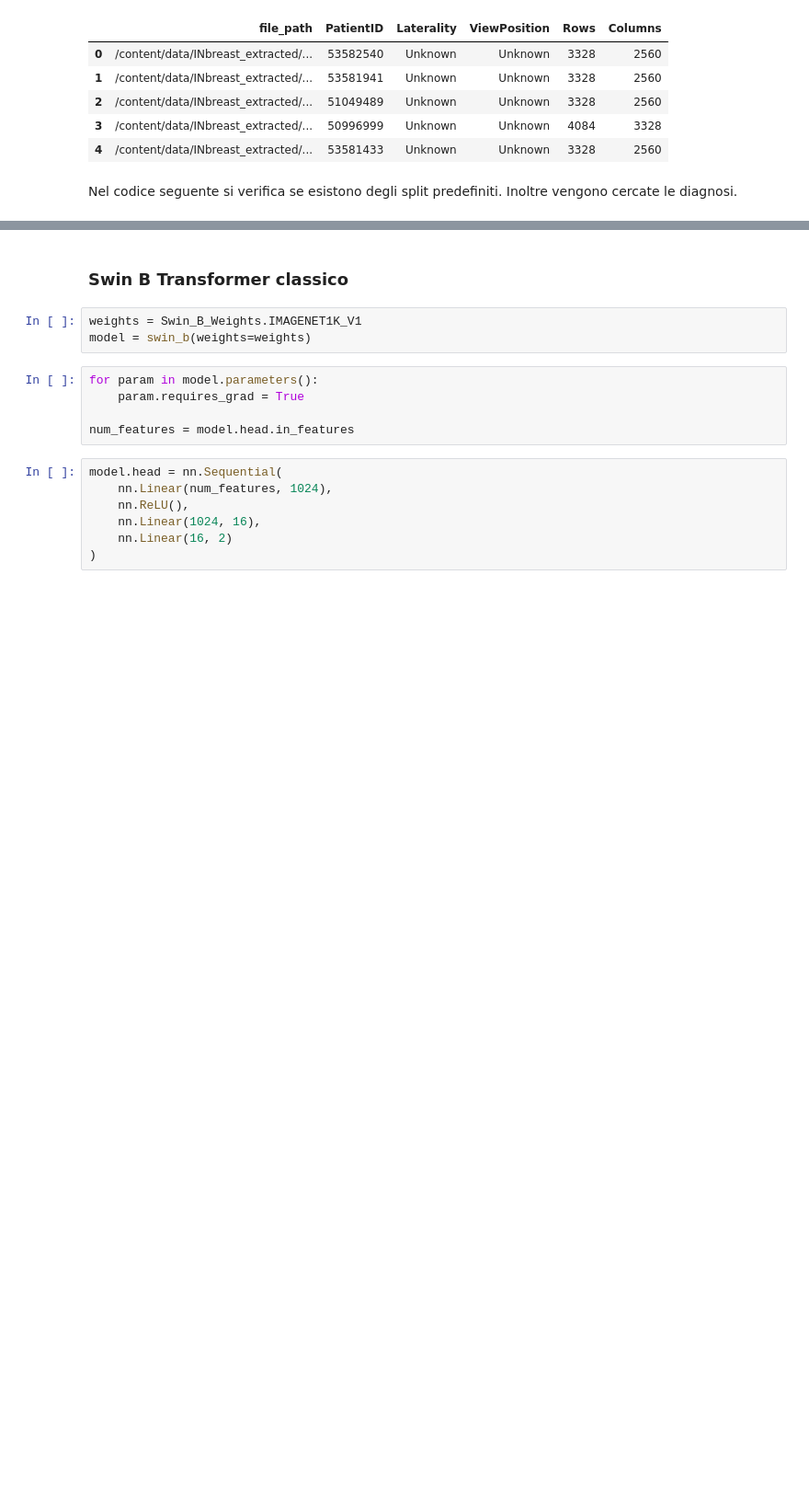
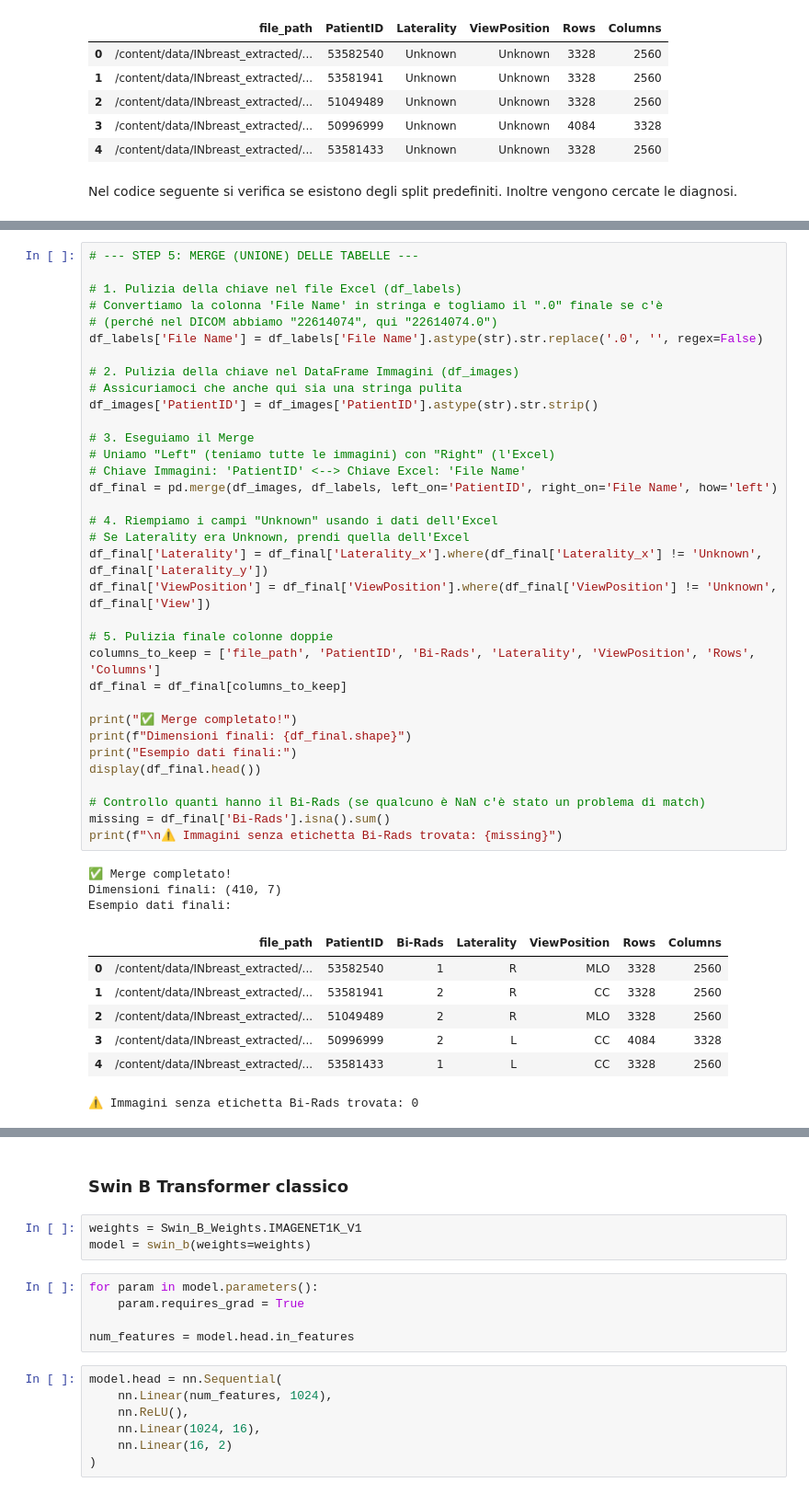
Before and after one commit to Epot12/QML_project, a Jupyter notebook: QML_project.ipynb, the cells around one changed output, grey strips where cells are left out. Shown at 92% size. Saved outputs shown, nothing was run; the diff lists cells and outputs as text; blank space fills up the shorter version.

```diff
--- a/QML_project.ipynb
+++ b/QML_project.ipynb
@@ -177,0 +178,45 @@ else:
+# %%
+# --- STEP 5: MERGE (UNIONE) DELLE TABELLE ---
+
+# 1. Pulizia della chiave nel file Excel (df_labels)
+# Convertiamo la colonna 'File Name' in stringa e togliamo il ".0" finale se c'è
+# (perché nel DICOM abbiamo "22614074", qui "22614074.0")
+df_labels['File Name'] = df_labels['File Name'].astype(str).str.replace('.0', '', regex=False)
+
+# 2. Pulizia della chiave nel DataFrame Immagini (df_images)
+# Assicuriamoci che anche qui sia una stringa pulita
+df_images['PatientID'] = df_images['PatientID'].astype(str).str.strip()
+
+# 3. Eseguiamo il Merge
+# Uniamo "Left" (teniamo tutte le immagini) con "Right" (l'Excel)
+# Chiave Immagini: 'PatientID' <--> Chiave Excel: 'File Name'
+df_final = pd.merge(df_images, df_labels, left_on='PatientID', right_on='File Name', how='left')
+
+# 4. Riempiamo i campi "Unknown" usando i dati dell'Excel
+# Se Laterality era Unknown, prendi quella dell'Excel
+df_final['Laterality'] = df_final['Laterality_x'].where(df_final['Laterality_x'] != 'Unknown', df_final['Laterality_y'])
+df_final['ViewPosition'] = df_final['ViewPosition'].where(df_final['ViewPosition'] != 'Unknown', df_final['View'])
+
+# 5. Pulizia finale colonne doppie
+columns_to_keep = ['file_path', 'PatientID', 'Bi-Rads', 'Laterality', 'ViewPosition', 'Rows', 'Columns']
+df_final = df_final[columns_to_keep]
+
+print("✅ Merge completato!")
+print(f"Dimensioni finali: {df_final.shape}")
+print("Esempio dati finali:")
+display(df_final.head())
+
+# Controllo quanti hanno il Bi-Rads (se qualcuno è NaN c'è stato un problema di match)
+missing = df_final['Bi-Rads'].isna().sum()
+print(f"\n⚠️ Immagini senza etichetta Bi-Rads trovata: {missing}")
+# %% [output]
+✅ Merge completato!
+Dimensioni finali: (410, 7)
+Esempio dati finali:
+|  | file_path | PatientID | Bi-Rads | Laterality | ViewPosition | Rows | Columns |
+| 0 | /content/data/INbreast_extracted/... | 53582540 | 1 | R | MLO | 3328 | 2560 |
+| 1 | /content/data/INbreast_extracted/... | 53581941 | 2 | R | CC | 3328 | 2560 |
+| 2 | /content/data/INbreast_extracted/... | 51049489 | 2 | R | MLO | 3328 | 2560 |
+| 3 | /content/data/INbreast_extracted/... | 50996999 | 2 | L | CC | 4084 | 3328 |
+| 4 | /content/data/INbreast_extracted/... | 53581433 | 1 | L | CC | 3328 | 2560 |
+⚠️ Immagini senza etichetta Bi-Rads trovata: 0
```
Also changed, not shown: parts of 7 cells of this notebook.
